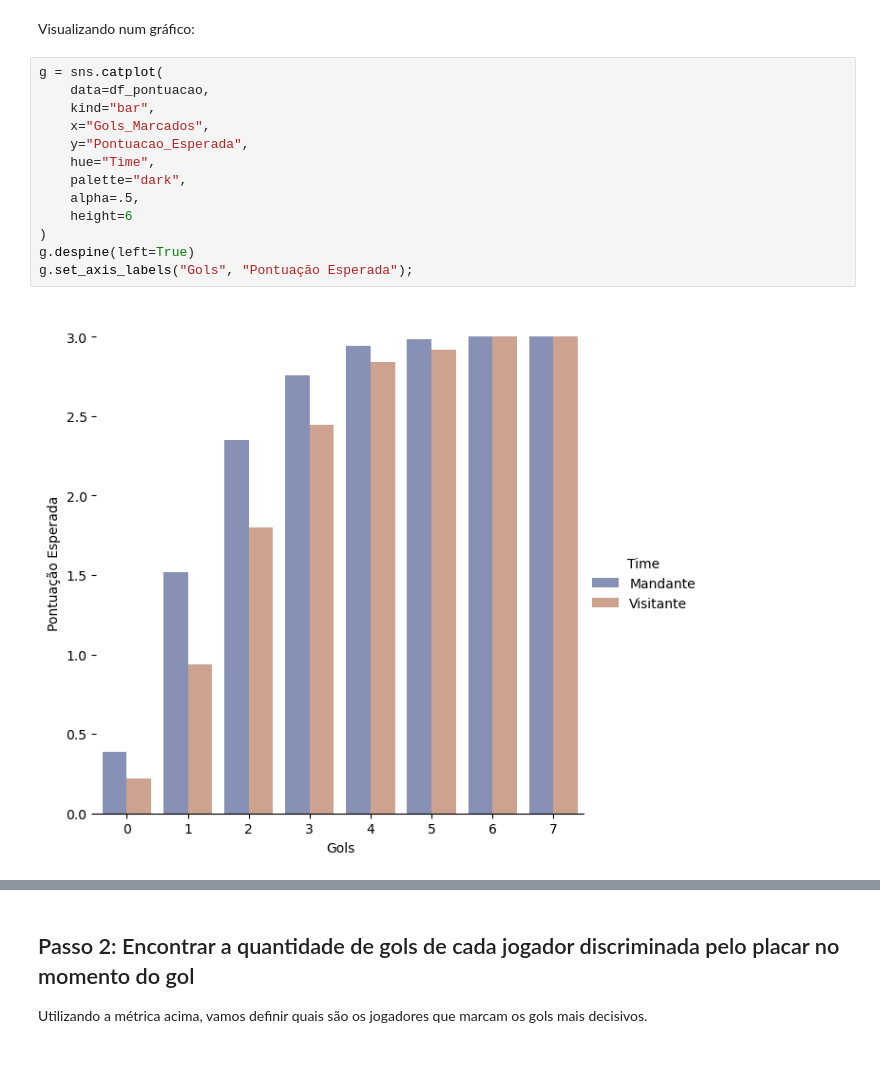
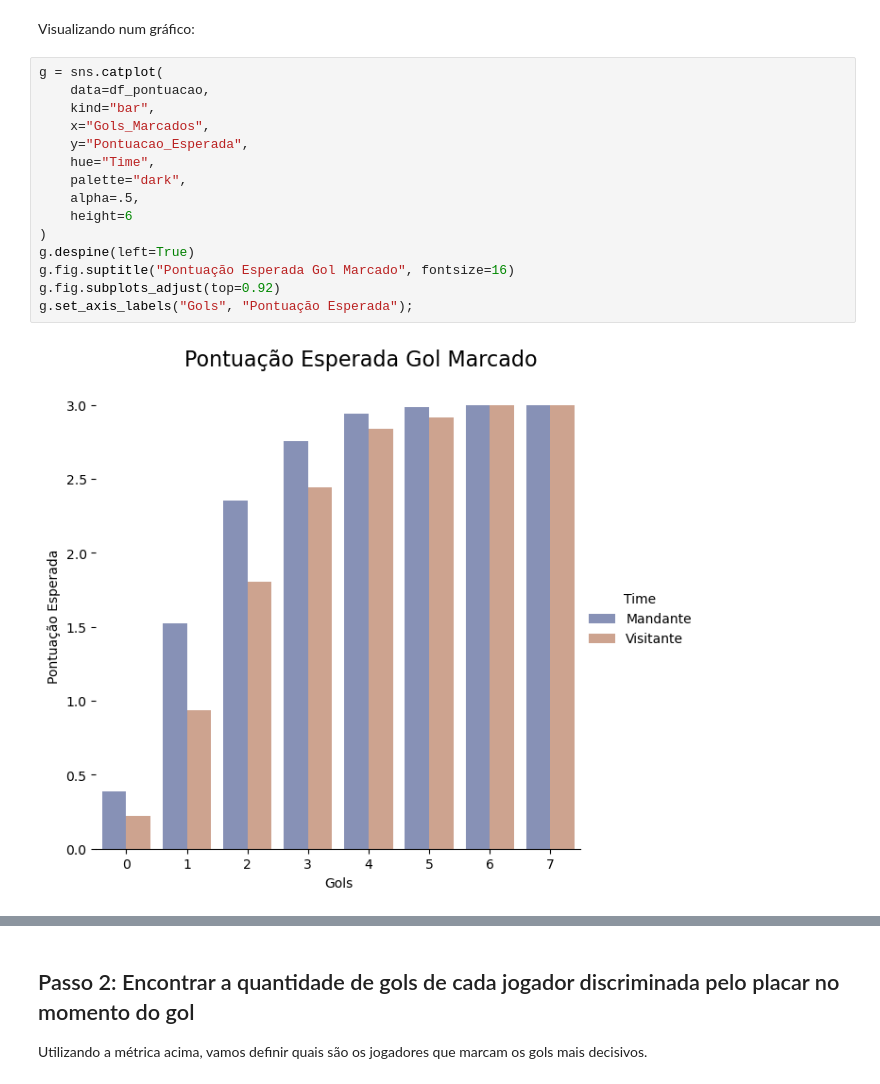
Before and after one commit to rosakavalco/Brasileirao_Dataset, a Jupyter notebook: Analise_Nova/Estudo Pontuação por Jogador.ipynb, the cells around one changed output, grey strips where cells are left out. Drawn from its saved outputs; the diff is of its cells as text.

```diff
--- a/Analise_Nova/Estudo Pontuação por Jogador.ipynb
+++ b/Analise_Nova/Estudo Pontuação por Jogador.ipynb
@@ -122,18 +123,20 @@ Visualizando num gráfico:
 # %%
 g = sns.catplot(
     data=df_pontuacao,
     kind="bar",
     x="Gols_Marcados",
     y="Pontuacao_Esperada",
     hue="Time",
     palette="dark",
     alpha=.5,
     height=6
 )
 g.despine(left=True)
+g.fig.suptitle("Pontuação Esperada Gol Marcado", fontsize=16)
+g.fig.subplots_adjust(top=0.92)
 g.set_axis_labels("Gols", "Pontuação Esperada");
 # %% [output]
-[figure, old version]
+[figure, new version]
 # %%
 g = sns.catplot(
     data=df_pontuacao[df_pontuacao['Gols_Marcados'] != 0],
```
Also changed, not shown: parts of 11 cells of this notebook.
